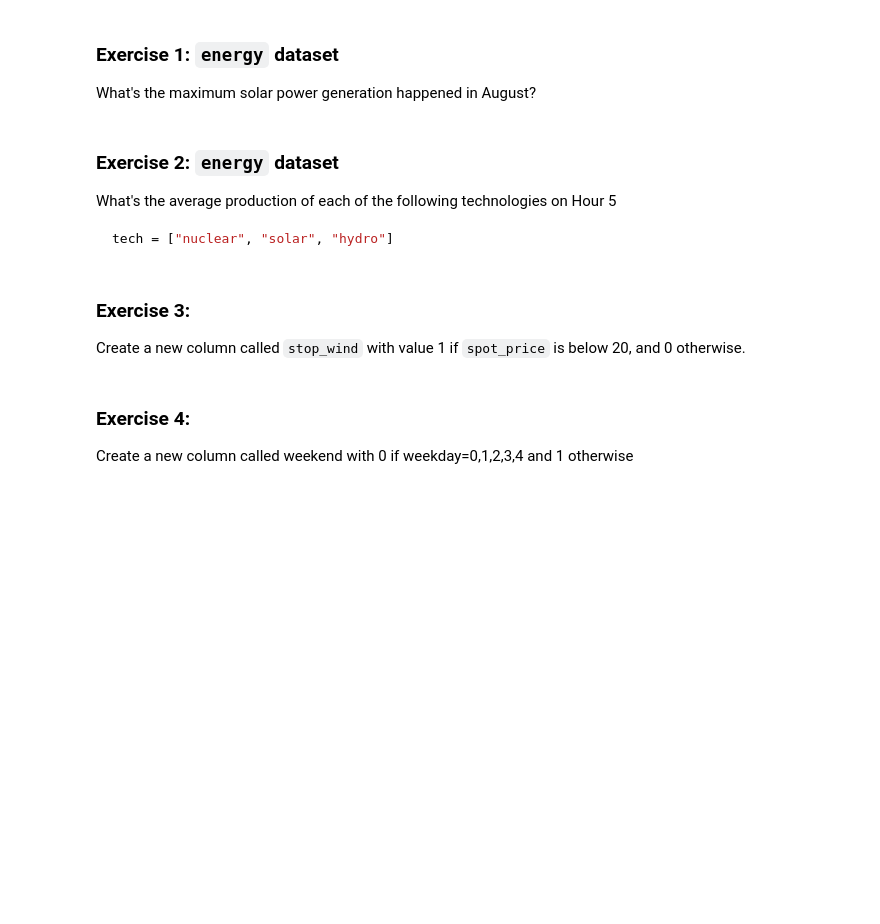
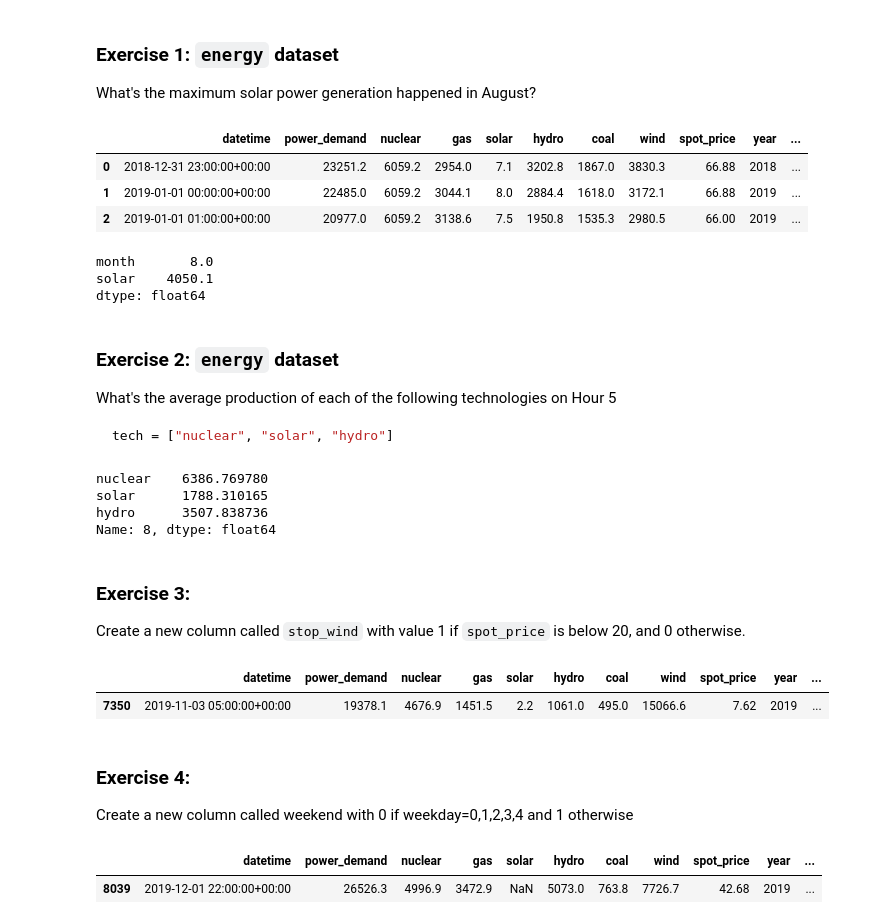
Before and after one commit to BOYSABIO/IE-University, a Jupyter notebook: IE_MASTERS/7_PYTHON_FOR_DATA_ANALYSIS/s15_pandas_reading_and_operations.ipynb, the cells around one changed output. Cells and saved outputs as stored; diff of their text form; code cells hidden in the pictures; blank space fills up the shorter version.

````diff
--- a/IE_MASTERS/7_PYTHON_FOR_DATA_ANALYSIS/s15_pandas_reading_and_operations.ipynb
+++ b/IE_MASTERS/7_PYTHON_FOR_DATA_ANALYSIS/s15_pandas_reading_and_operations.ipynb
@@ -1211,6 +1244,20 @@ df.loc[(7, 2, "sum"), "wind"]
 # %% [markdown]
 ### Exercise 1: `energy` dataset
 What's the maximum solar power generation happened in August?
+# %%
+pd.set_option('display.max_column', None)
+energy.head(3)
+# %% [output]
+|  | datetime | power_demand | nuclear | gas | solar | hydro | coal | wind | spot_price | year | ... |
+| 0 | 2018-12-31 23:00:00+00:00 | 23251.2 | 6059.2 | 2954.0 | 7.1 | 3202.8 | 1867.0 | 3830.3 | 66.88 | 2018 | ... |
+| 1 | 2019-01-01 00:00:00+00:00 | 22485.0 | 6059.2 | 3044.1 | 8.0 | 2884.4 | 1618.0 | 3172.1 | 66.88 | 2019 | ... |
+| 2 | 2019-01-01 01:00:00+00:00 | 20977.0 | 6059.2 | 3138.6 | 7.5 | 1950.8 | 1535.3 | 2980.5 | 66.00 | 2019 | ... |
+# %%
+energy[energy['month'] == 8][['month', 'solar']].max()
+# %% [output]
+month       8.0
+solar    4050.1
+dtype: float64
 # %% [markdown]
 ### Exercise 2: `energy` dataset
 What's the average production of each of the following technologies on Hour 5
@@ -1218,9 +1265,35 @@ What's the average production of each of the following technologies on Hour 5
 ```Python
 tech = ["nuclear", "solar", "hydro"]
 ```
+# %%
+energy.groupby('hour').agg({
+    'nuclear': 'mean',
+    'solar': 'mean',
+    'hydro': 'mean'
+})
+
+energy.groupby('hour')[['nuclear', 'solar', 'hydro']].agg('mean').iloc[8]
+# %% [output]
+nuclear    6386.769780
+solar      1788.310165
+hydro      3507.838736
+Name: 8, dtype: float64
 # %% [markdown]
 ### Exercise 3:
 Create a new column called `stop_wind` with value 1 if `spot_price` is below 20, and 0 otherwise.
+# %%
+energy['stop_wind'] = np.where(energy['spot_price'] < 20, 1, 0)
+energy[energy['spot_price'] < 20].sample()
+# %% [output]
+|  | datetime | power_demand | nuclear | gas | solar | hydro | coal | wind | spot_price | year | ... |
+| 7350 | 2019-11-03 05:00:00+00:00 | 19378.1 | 4676.9 | 1451.5 | 2.2 | 1061.0 | 495.0 | 15066.6 | 7.62 | 2019 | ... |
 # %% [markdown]
 ### Exercise 4:
 Create a new column called weekend with 0 if weekday=0,1,2,3,4 and 1 otherwise
+# %%
+energy['weekend'] = np.where(energy['weekday'].isin([0, 1, 2, 3, 4]), 0, 1)
+
+energy[energy['weekend'] == 1].sample()
+# %% [output]
+|  | datetime | power_demand | nuclear | gas | solar | hydro | coal | wind | spot_price | year | ... |
+| 8039 | 2019-12-01 22:00:00+00:00 | 26526.3 | 4996.9 | 3472.9 | NaN | 5073.0 | 763.8 | 7726.7 | 42.68 | 2019 | ... |
````
Also changed, not shown: parts of 10 cells of this notebook, 1 other file.
